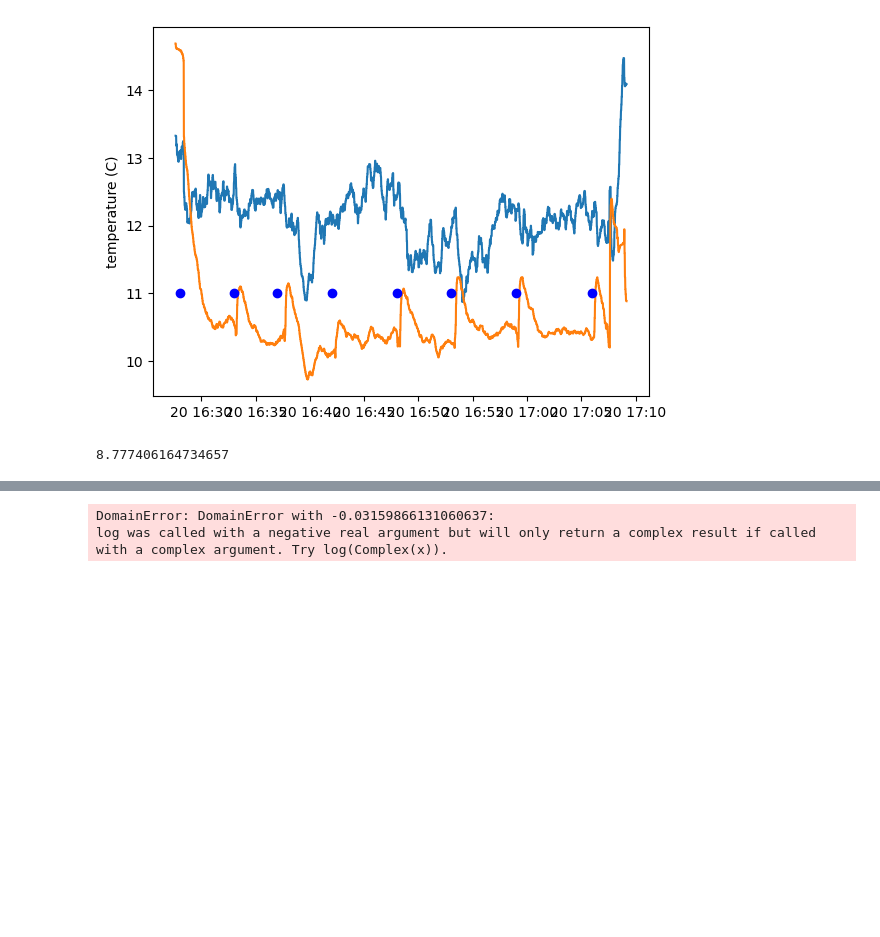
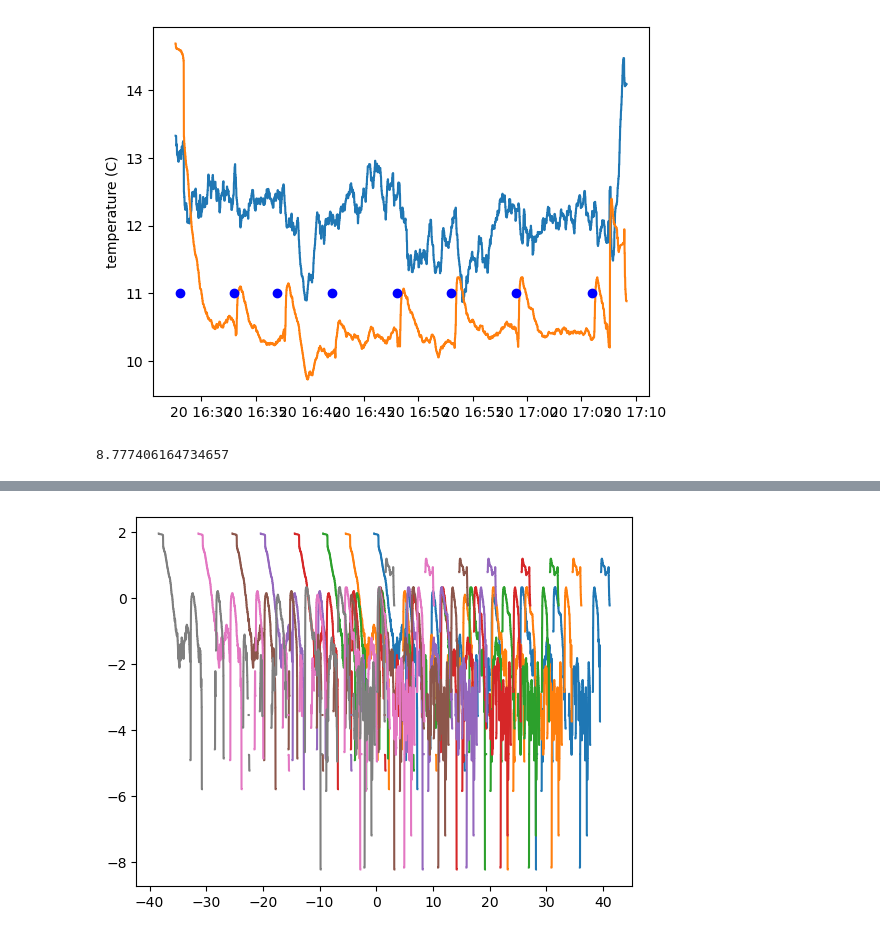
Before and after one commit to jtomfarrar/submersible_humidity_sensor, a Jupyter notebook: code/field_test.ipynb, the cells around one changed output, grey strips where cells are left out. Saved outputs shown, nothing was run; the diff lists cells and outputs as text; code cells hidden in the pictures; blank space fills up the shorter version.

```diff
--- a/code/field_test.ipynb
+++ b/code/field_test.ipynb
@@ -227,13 +212,13 @@ Millisecond.(ds[:time][ii] .- pd(dunktime[2:end])) / Millisecond(60_000)
 # %%
 pd = permutedims
 
 clf()
 # plot(ds[:time][ii], ds[:temperature1][ii])
 plot(Millisecond.(ds[:time][ii] .- pd(dunktime[2:end])) / Millisecond(60_000),
-log.((ds[:temperature1][ii].-10.4)./0.6))
-xlim([0,5])
-ylim([2.8, 3])
+     log.(max.(0,(ds[:temperature1][ii].-10.4)./0.6)))
+# xlim([0,5])
+# ylim([2.8, 3])
 gcf()
+# not right...
 # %% [output]
-DomainError: DomainError with -0.03159866131060637:
-log was called with a negative real argument but will only return a complex result if called with a complex argument. Try log(Complex(x)).
+[figure, added]
```
Also changed, not shown: parts of 1 cell of this notebook, 1 other file.
